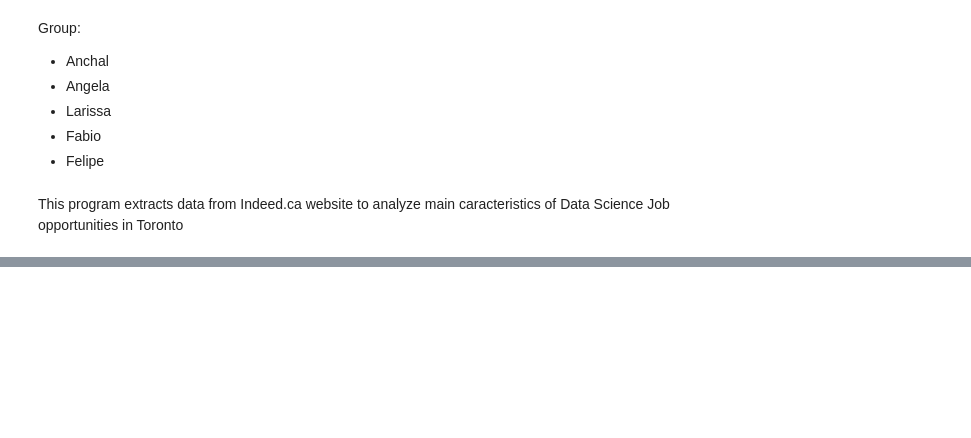
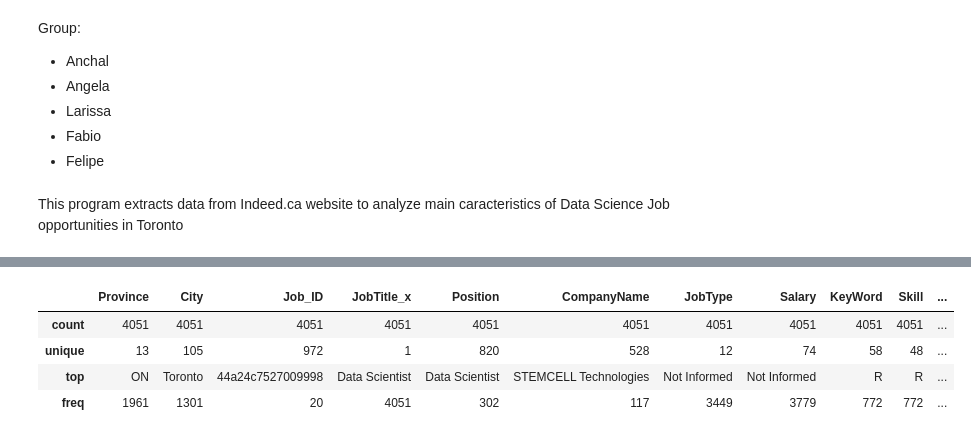
Before and after one commit to lararm/DataScience, a Jupyter notebook: FinalProject/Data Science Jobs Analyze - complete version.ipynb, the cells around one changed output, grey strips where cells are left out. Cells and saved outputs as stored; diff of their text form; code cells hidden in the pictures; blank space fills up the shorter version.

```diff
--- a/FinalProject/Data Science Jobs Analyze - complete version.ipynb
+++ b/FinalProject/Data Science Jobs Analyze - complete version.ipynb
@@ -290,0 +298,9 @@ df_jobs = df_jobs[['Province', 'City', 'Job_ID', 'JobTitle_x', 'Position',  'Com
+# %%
+# looking at the descriptive statistics for the dataframe:
+df_jobs.describe(include='all')
+# %% [output]
+|  | Province | City | Job_ID | JobTitle_x | Position | CompanyName | JobType | Salary | KeyWord | Skill | ... |
+| count | 4051 | 4051 | 4051 | 4051 | 4051 | 4051 | 4051 | 4051 | 4051 | 4051 | ... |
+| unique | 13 | 105 | 972 | 1 | 820 | 528 | 12 | 74 | 58 | 48 | ... |
+| top | ON | Toronto | 44a24c7527009998 | Data Scientist | Data Scientist | STEMCELL Technologies | Not Informed | Not Informed | R | R | ... |
+| freq | 1961 | 1301 | 20 | 4051 | 302 | 117 | 3449 | 3779 | 772 | 772 | ... |
```
Also changed, not shown: parts of 11 cells of this notebook.
